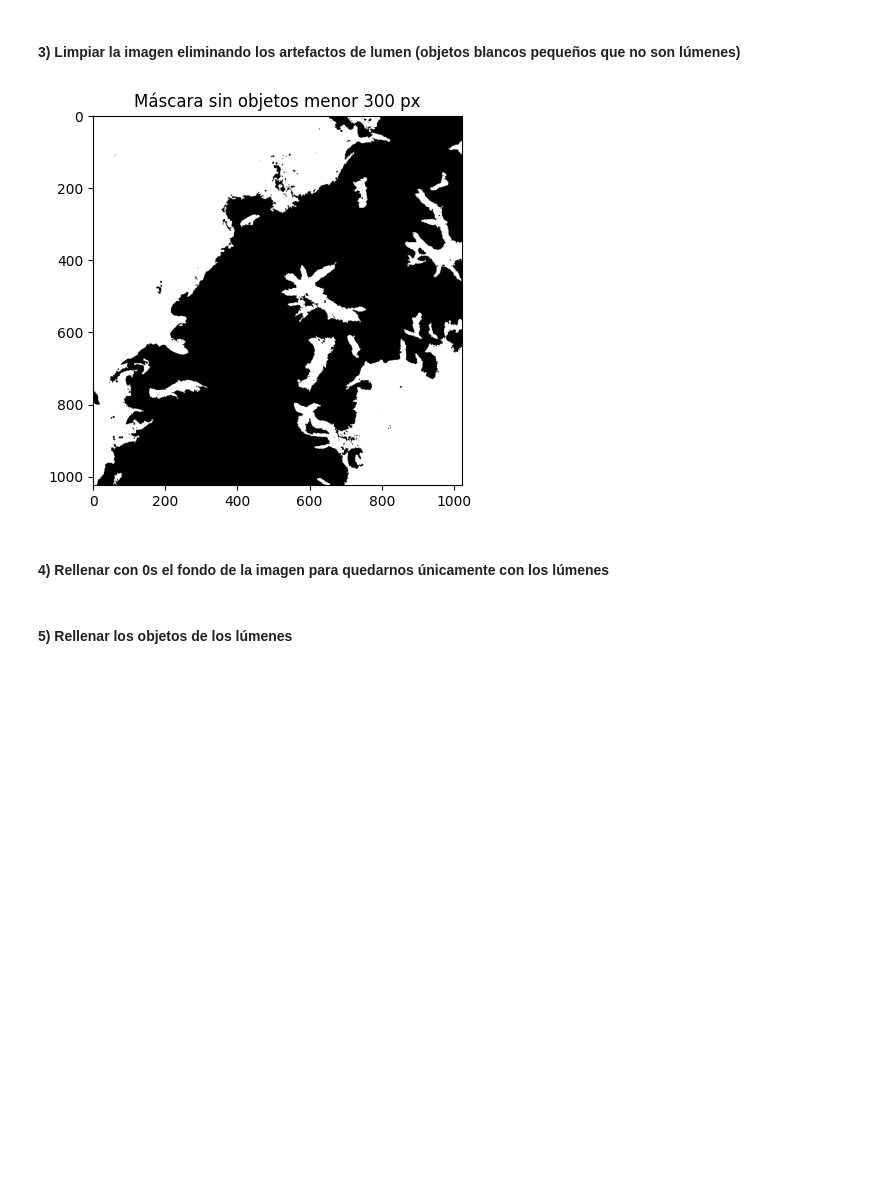
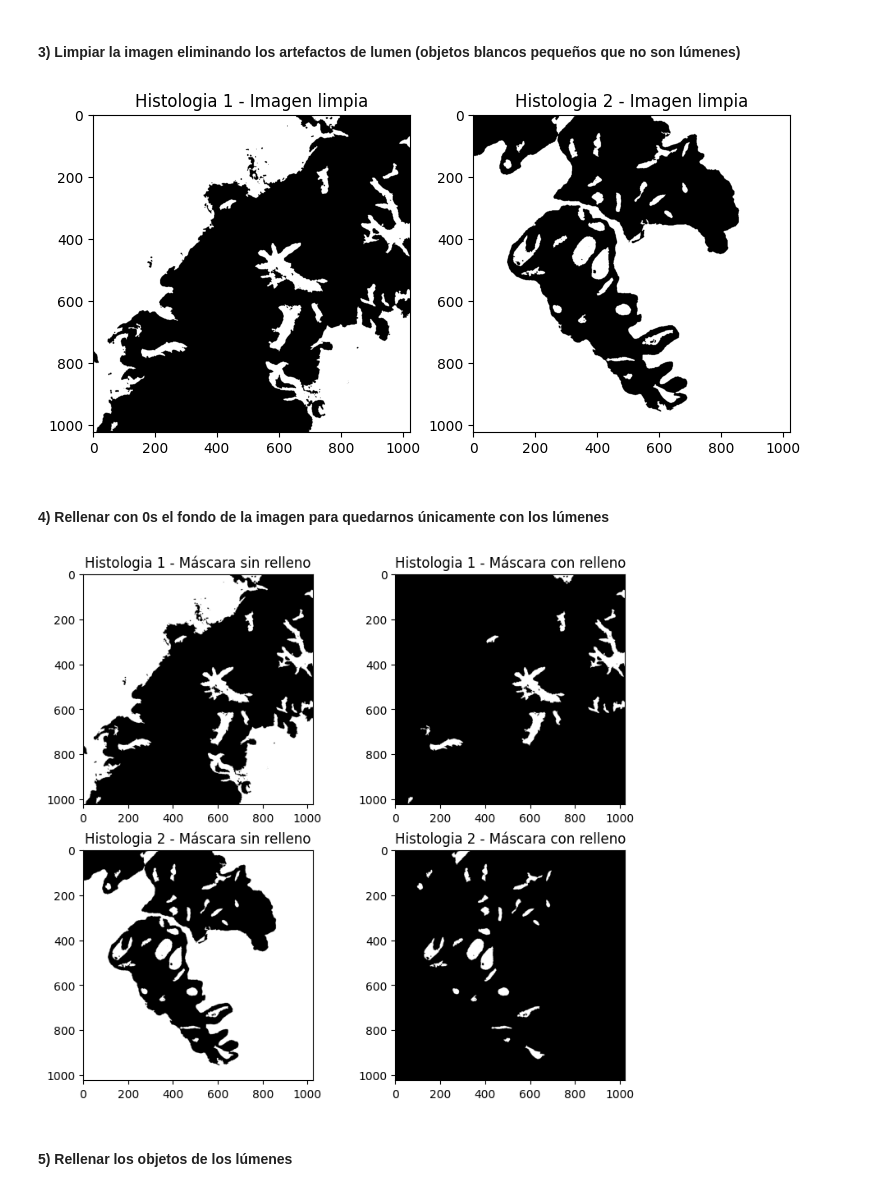
Before and after one commit to raquelvargas16/MIAR-Python-Activities, a Jupyter notebook: Actividad_C1_P1_Raquel_Vargas.ipynb, the cells around one changed output. Cells and saved outputs as stored; diff of their text form; code cells hidden in the pictures; blank space fills up the shorter version.

```diff
--- a/Actividad_C1_P1_Raquel_Vargas.ipynb
+++ b/Actividad_C1_P1_Raquel_Vargas.ipynb
@@ -99,20 +118,41 @@ plt.show()
 # %%
 # Utilizar la librería skimage.morphology.remove_small_objects para eliminar aquellos objetos cuya área sea menor a 300 píxeles
 # Más información en https://scikit-image.org/docs/dev/api/skimage.morphology.html#skimage.morphology.remove_small_objects
-mask_cleaned = ski.morphology.remove_small_objects(mask.astype(bool), 300)
+histo_1_mask_cleaned = ski.morphology.remove_small_objects(histo_1_mask.astype(bool), 300)
+histo_2_mask_cleaned = ski.morphology.remove_small_objects(histo_2_mask.astype(bool), 300)
 
 # Visualizar la máscara resultante
-plt.imshow(mask_cleaned, cmap='gray')
-plt.title('Máscara sin objetos menor 300 px')
+fig, ax = plt.subplots(1, 2, figsize=(9, 8))
+ax[0].imshow(histo_1_mask_cleaned, cmap='gray'), ax[0].set_title('Histologia 1 - Imagen limpia')
+ax[1].imshow(histo_2_mask_cleaned, cmap='gray'), ax[1].set_title('Histologia 2 - Imagen limpia')
 plt.show()
 # %% [output]
-[figure, old version]
+[figure, new version]
 # %% [markdown]
 #### 4) Rellenar con 0s el fondo de la imagen para quedarnos únicamente con los lúmenes
 # %%
 # Aplicar el algoritmo de expansión a partir de semillas (region growing) de manera que únicamente los lúmenes sean blancos
 # y el resto de la imagen negra. Pista: utilizar dos semillas. Nota: Se pueden fijar las semillas de manera manual, pero
 # se valorará positivamente a aquell@s que desarrollen una función para encontrarlas automáticamente.
+
+histo_1_mask_cleaned_filled = histo_1_mask_cleaned.astype('uint8').copy()
+# Definir una imagen negra de referencia
+h, w = histo_1_mask_cleaned_filled.shape
+ref = np.zeros((h + 2, w + 2), np.uint8)
+cv2.floodFill(histo_1_mask_cleaned_filled, ref, (0, 0), 0)
+cv2.floodFill(histo_1_mask_cleaned_filled, ref, (1000, 1000), 0)
+
+histo_2_mask_cleaned_filled = histo_2_mask_cleaned.astype('uint8').copy()
+cv2.floodFill(histo_2_mask_cleaned_filled, None, (650, 500), 0)
+
 # Visualizar la máscara resultante.
+fig, ax = plt.subplots(2, 2, figsize=(9, 8))
+ax[0][0].imshow(histo_1_mask_cleaned, cmap='gray'), ax[0][0].set_title('Histologia 1 - Máscara sin relleno')
+ax[0][1].imshow(histo_1_mask_cleaned_filled, cmap='gray'), ax[0][1].set_title('Histologia 1 - Máscara con relleno')
+ax[1][0].imshow(histo_2_mask_cleaned, cmap='gray'), ax[1][0].set_title('Histologia 2 - Máscara sin relleno')
+ax[1][1].imshow(histo_2_mask_cleaned_filled, cmap='gray'), ax[1][1].set_title('Histologia 2 - Máscara con relleno')
+plt.show()
+# %% [output]
+[figure, added]
 # %% [markdown]
 #### 5) Rellenar los objetos de los lúmenes
```
Also changed, not shown: parts of 14 cells of this notebook.
